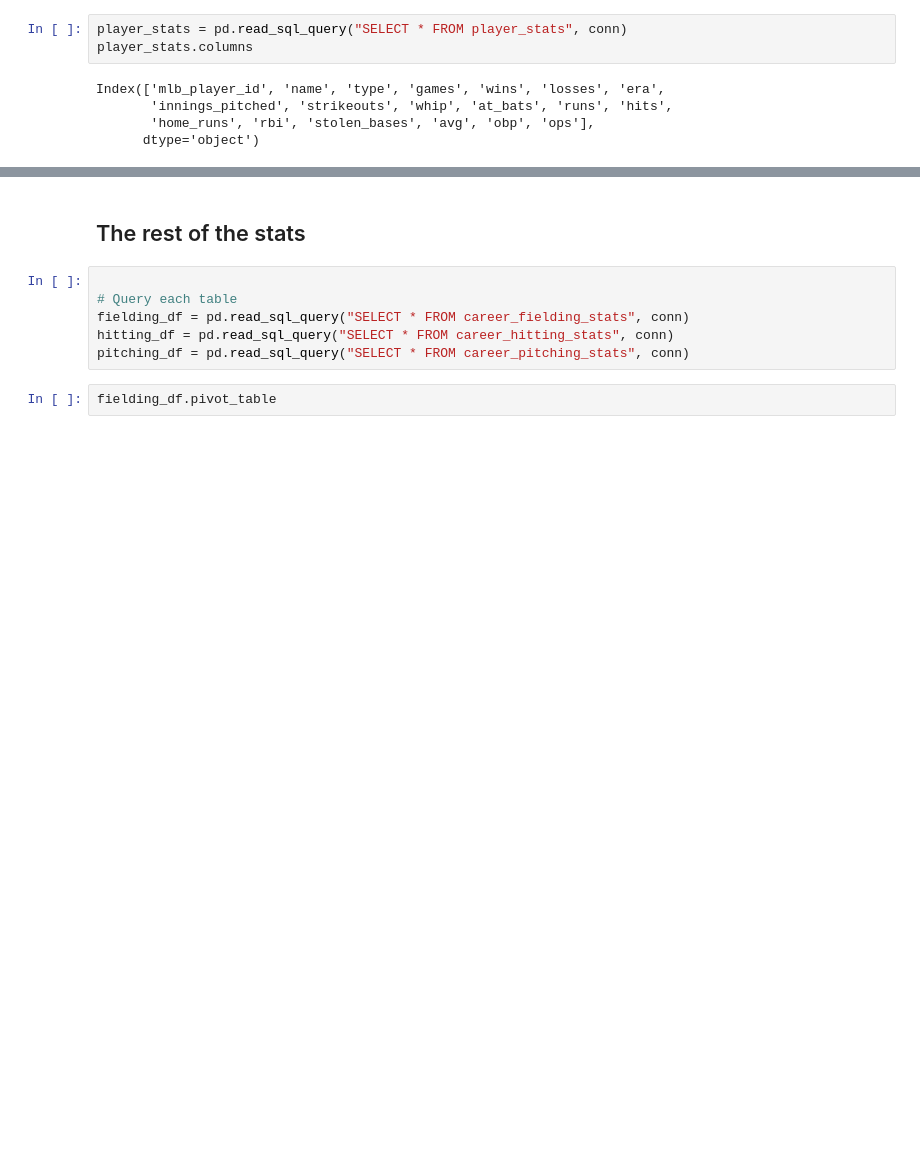
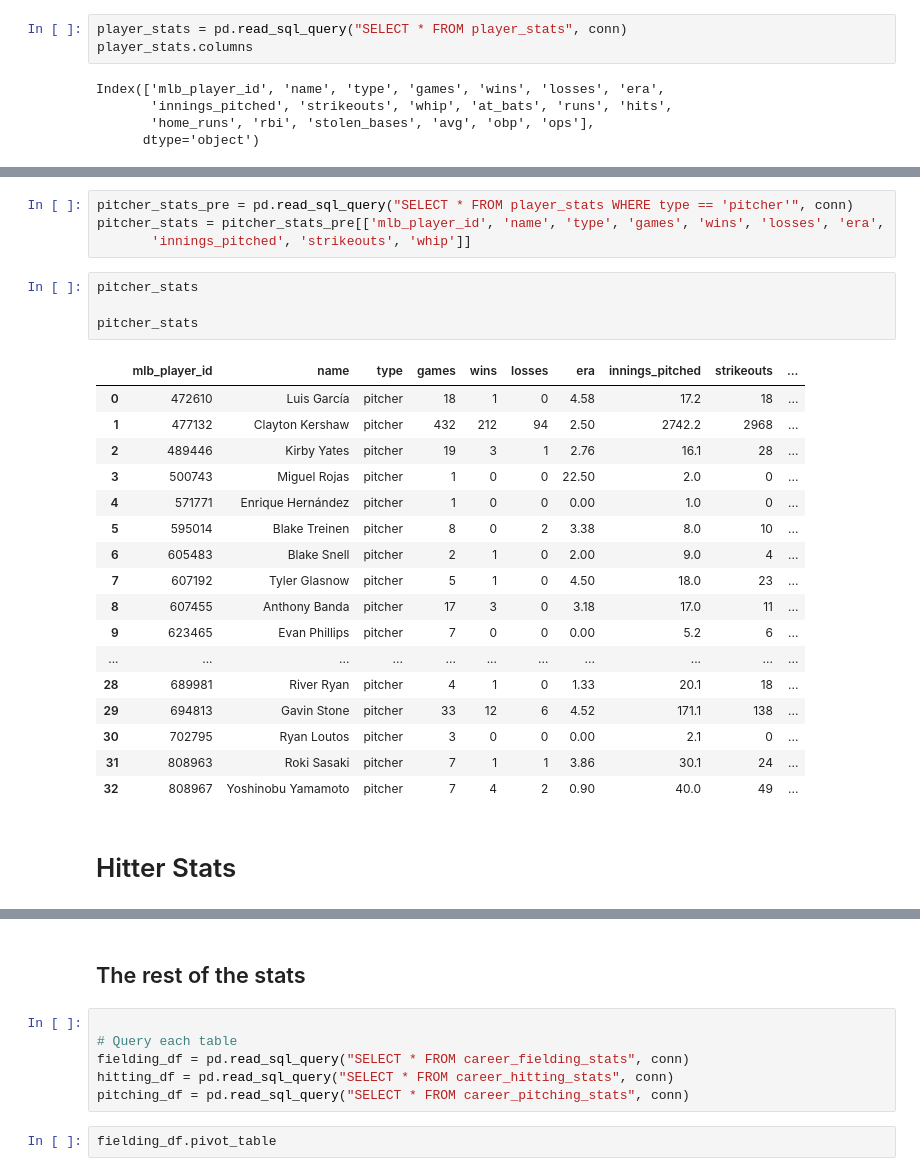
Before and after one commit to laniel123/MLB_Injury_Report, a Jupyter notebook: notebooks /dodgers_db.ipynb, the cells around one changed output, grey strips where cells are left out. Drawn from its saved outputs; the diff is of its cells as text; blank space fills up the shorter version.

```diff
--- a/notebooks /dodgers_db.ipynb
+++ b/notebooks /dodgers_db.ipynb
@@ -263,0 +287,28 @@ Index(['mlb_player_id', 'name', 'type', 'games', 'wins', 'losses', 'era',
+# %%
+pitcher_stats_pre = pd.read_sql_query("SELECT * FROM player_stats WHERE type == 'pitcher'", conn)
+pitcher_stats = pitcher_stats_pre[['mlb_player_id', 'name', 'type', 'games', 'wins', 'losses', 'era',
+       'innings_pitched', 'strikeouts', 'whip']]
+# %%
+pitcher_stats
+
+pitcher_stats
+# %% [output]
+|  | mlb_player_id | name | type | games | wins | losses | era | innings_pitched | strikeouts | ... |
+| 0 | 472610 | Luis García | pitcher | 18 | 1 | 0 | 4.58 | 17.2 | 18 | ... |
+| 1 | 477132 | Clayton Kershaw | pitcher | 432 | 212 | 94 | 2.50 | 2742.2 | 2968 | ... |
+| 2 | 489446 | Kirby Yates | pitcher | 19 | 3 | 1 | 2.76 | 16.1 | 28 | ... |
+| 3 | 500743 | Miguel Rojas | pitcher | 1 | 0 | 0 | 22.50 | 2.0 | 0 | ... |
+| 4 | 571771 | Enrique Hernández | pitcher | 1 | 0 | 0 | 0.00 | 1.0 | 0 | ... |
+| 5 | 595014 | Blake Treinen | pitcher | 8 | 0 | 2 | 3.38 | 8.0 | 10 | ... |
+| 6 | 605483 | Blake Snell | pitcher | 2 | 1 | 0 | 2.00 | 9.0 | 4 | ... |
+| 7 | 607192 | Tyler Glasnow | pitcher | 5 | 1 | 0 | 4.50 | 18.0 | 23 | ... |
+| 8 | 607455 | Anthony Banda | pitcher | 17 | 3 | 0 | 3.18 | 17.0 | 11 | ... |
+| 9 | 623465 | Evan Phillips | pitcher | 7 | 0 | 0 | 0.00 | 5.2 | 6 | ... |
+| ... | ... | ... | ... | ... | ... | ... | ... | ... | ... | ... |
+| 28 | 689981 | River Ryan | pitcher | 4 | 1 | 0 | 1.33 | 20.1 | 18 | ... |
+| 29 | 694813 | Gavin Stone | pitcher | 33 | 12 | 6 | 4.52 | 171.1 | 138 | ... |
+| 30 | 702795 | Ryan Loutos | pitcher | 3 | 0 | 0 | 0.00 | 2.1 | 0 | ... |
+| 31 | 808963 | Roki Sasaki | pitcher | 7 | 1 | 1 | 3.86 | 30.1 | 24 | ... |
+| 32 | 808967 | Yoshinobu Yamamoto | pitcher | 7 | 4 | 2 | 0.90 | 40.0 | 49 | ... |
+# %% [markdown]
+# Hitter Stats
```
Also changed, not shown: parts of 12 cells of this notebook, 5 other files.
